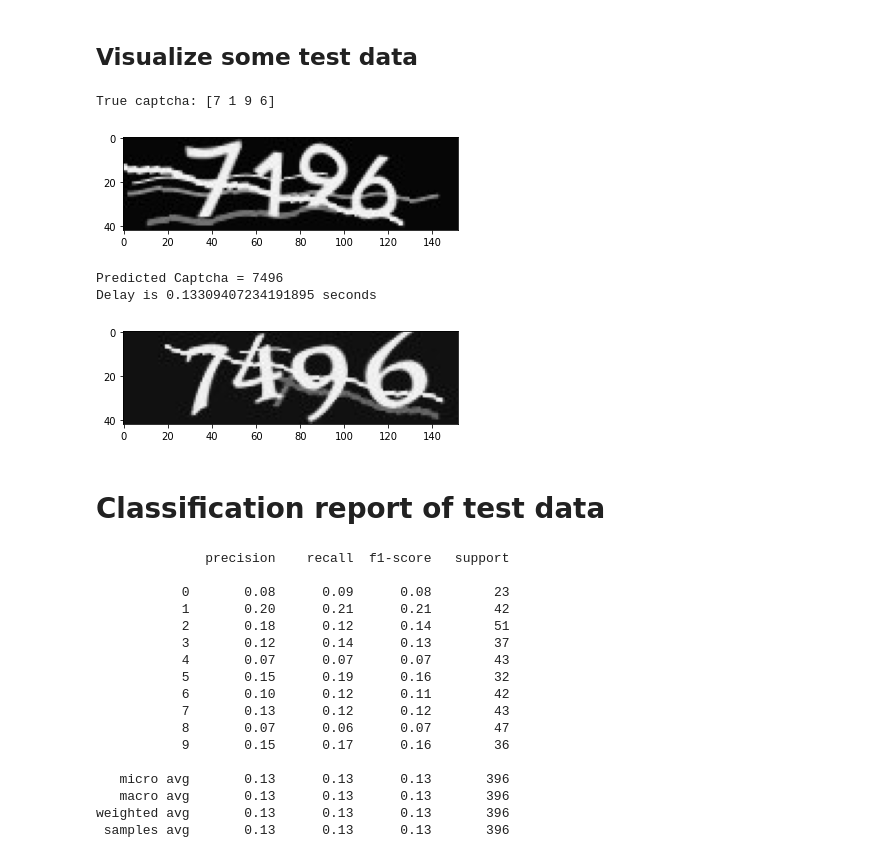
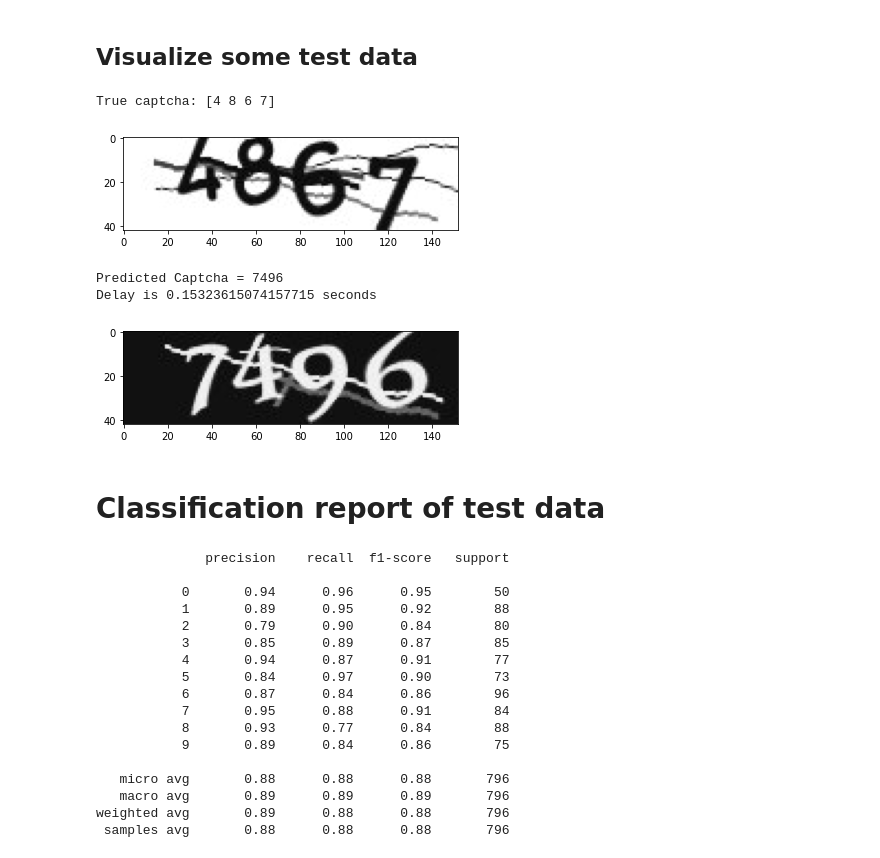
Before and after one commit to mnwato/captcha-recognition, a Jupyter notebook: main.ipynb, the cells around one changed output. Drawn from its saved outputs; the diff is of its cells as text; code cells hidden in the pictures.

Commit message:
data files updated to 4099 samples, sort images file to fix orders

```diff
--- a/main.ipynb
+++ b/main.ipynb
@@ -19,8 +19,8 @@ import cv2
 # %% [markdown]
 # Define variables
 # %%
-use_colab = False
-use_pretrained = True
+use_colab = True
+use_pretrained = False
 
 symbols = "0123456789"
 num_digits = 4
@@ -45,15 +61,14 @@ if use_colab == True:
 with open('labels2.txt') as f:
     labels = f.readlines()
     labels = [x.rstrip('\n') for x in labels]
-    labels = list(set(labels))
     labels = np.array(labels)
 
 
 # Make X,y from image and labels files
 def preprocess_data():
     n_samples = len(os.listdir('dataset'))
-    X = np.zeros((n_samples, 42, 152, 1)) #2999*42*152
-    y = np.zeros((4, n_samples, len(symbols))) #4*2999*10
+    X = np.zeros((n_samples, 42, 152, 1)) #4099*42*152
+    y = np.zeros((4, n_samples, len(symbols))) #4*4099*10
 
     # for i, pic in enumerate(list(set(os.listdir('dataset')))):
     a = os.listdir('dataset')
@@ -93,8 +108,8 @@ plt.show()
 # %%
 # Split and prepair data for model fitting
 
-xtrain, ytrain = X[:2900], Y[:, :2900]
-xtest, ytest = X[2900:], Y[:, 2900:]
+xtrain, ytrain = X[:3900], Y[:, :3900]
+xtest, ytest = X[3900:], Y[:, 3900:]
 
 xtrain.shape, ytrain.shape, xtest.shape, ytest.shape
 # %% [output]
@@ -211,17 +226,17 @@ def predict(filePath):
 # %%
 # Predict by xtrain, xtest
 
-i = 6
+i = 7
 plt.imshow(np.reshape(xtest[i], (42,152)), cmap=plt.cm.binary)
 ypred = model.predict(xtest[i:i+1])
 ypred = np.array(ypred)
 ypred = np.reshape(ypred, (4,10))
 ypred = np.argmax(ypred, axis=1)
 # ypred  = [np.argmax(x) for x in ypred]
 print(f'True captcha: {ypred}')
 # %% [output]
-True captcha: [7 1 9 6]
+True captcha: [4 8 6 7]
-[figure, old version]
+[figure, new version]
 # %%
 #Lets test an unknown captcha (by path)
 #preview
@@ -230,7 +245,7 @@ import matplotlib.pyplot as plt
 
 i=2500
 if use_colab == True:
-  test_img_path = f'/content/dataset-cat4/captcha{i}.jpg'
+  test_img_path = f'/content/dataset/captcha{i}.jpg'
 else:
   test_img_path = f'dataset-cat4/captcha{i}.jpg'
 
@@ -244,7 +259,7 @@ print("Predicted Captcha =",predict(test_img_path))
 print(f'Delay is {time.time()-t} seconds')
 # %% [output]
 Predicted Captcha = 7496
-Delay is 0.13309407234191895 seconds
+Delay is 0.15323615074157715 seconds
 [figure]
 # %% [markdown]
 # Classification report of test data
@@ -258,7 +273,7 @@ a= ypred[0:1,:,:]
 b= ypred[1:2,:,:]
 c= ypred[2:3,:,:]
 d= ypred[3:4,:,:]
-ypred = np.concatenate((a,b,c,d), axis=1).reshape((396, 10))
+ypred = np.concatenate((a,b,c,d), axis=1).reshape((len(xtest)*4, 10))
 # ypred = np.argmax(ypred, axis=0)
 
 for i, elem in enumerate(ypred):
@@ -272,7 +287,7 @@ a= ytest[0:1,:,:]
 b= ytest[1:2,:,:]
 c= ytest[2:3,:,:]
 d= ytest[3:4,:,:]
-ytrue = np.concatenate((a,b,c,d), axis=1).reshape((396, 10))
+ytrue = np.concatenate((a,b,c,d), axis=1).reshape((len(xtest)*4, 10))
 # ytrue = np.argmax(ytrue, axis=0)
 
 for i, elem in enumerate(ytrue):
@@ -285,18 +300,18 @@ print(classification_report(ytrue, ypred))
 # %% [output]
               precision    recall  f1-score   support
 
-           0       0.08      0.09      0.08        23
-           1       0.20      0.21      0.21        42
-           2       0.18      0.12      0.14        51
-           3       0.12      0.14      0.13        37
-           4       0.07      0.07      0.07        43
-           5       0.15      0.19      0.16        32
-           6       0.10      0.12      0.11        42
-           7       0.13      0.12      0.12        43
-           8       0.07      0.06      0.07        47
-           9       0.15      0.17      0.16        36
+           0       0.94      0.96      0.95        50
+           1       0.89      0.95      0.92        88
+           2       0.79      0.90      0.84        80
+           3       0.85      0.89      0.87        85
+           4       0.94      0.87      0.91        77
+           5       0.84      0.97      0.90        73
+           6       0.87      0.84      0.86        96
+           7       0.95      0.88      0.91        84
+           8       0.93      0.77      0.84        88
+           9       0.89      0.84      0.86        75
 
-   micro avg       0.13      0.13      0.13       396
-   macro avg       0.13      0.13      0.13       396
-weighted avg       0.13      0.13      0.13       396
- samples avg       0.13      0.13      0.13       396
+   micro avg       0.88      0.88      0.88       796
+   macro avg       0.89      0.89      0.89       796
+weighted avg       0.89      0.88      0.88       796
+ samples avg       0.88      0.88      0.88       796
```
Also changed, not shown: parts of 5 cells of this notebook.
